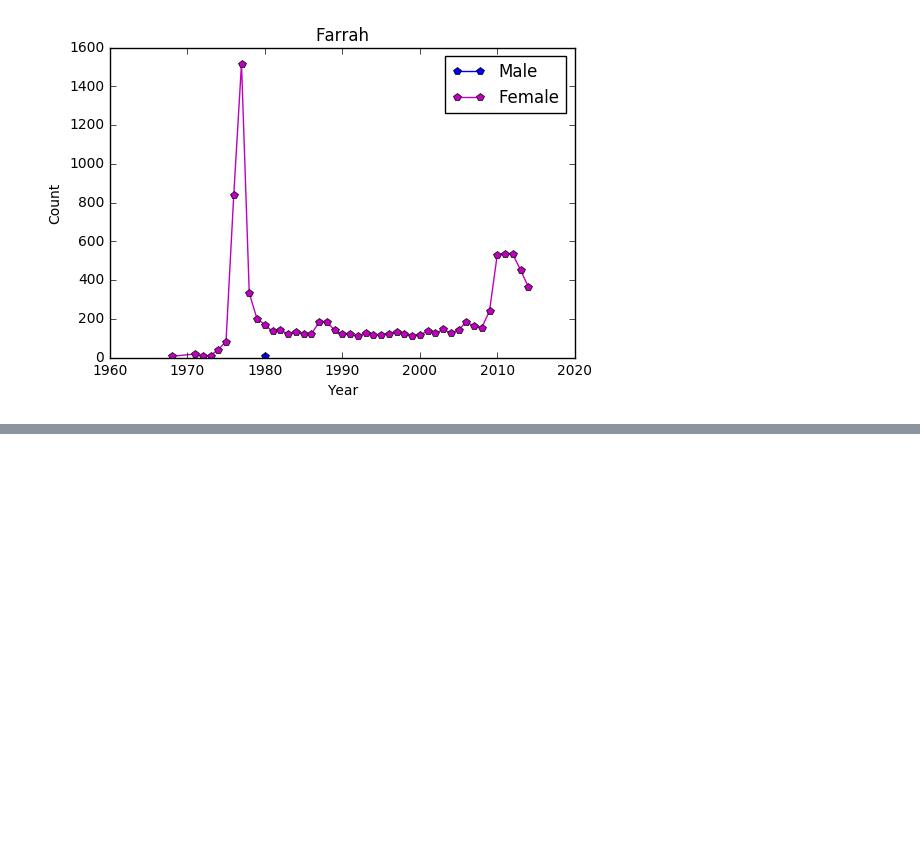
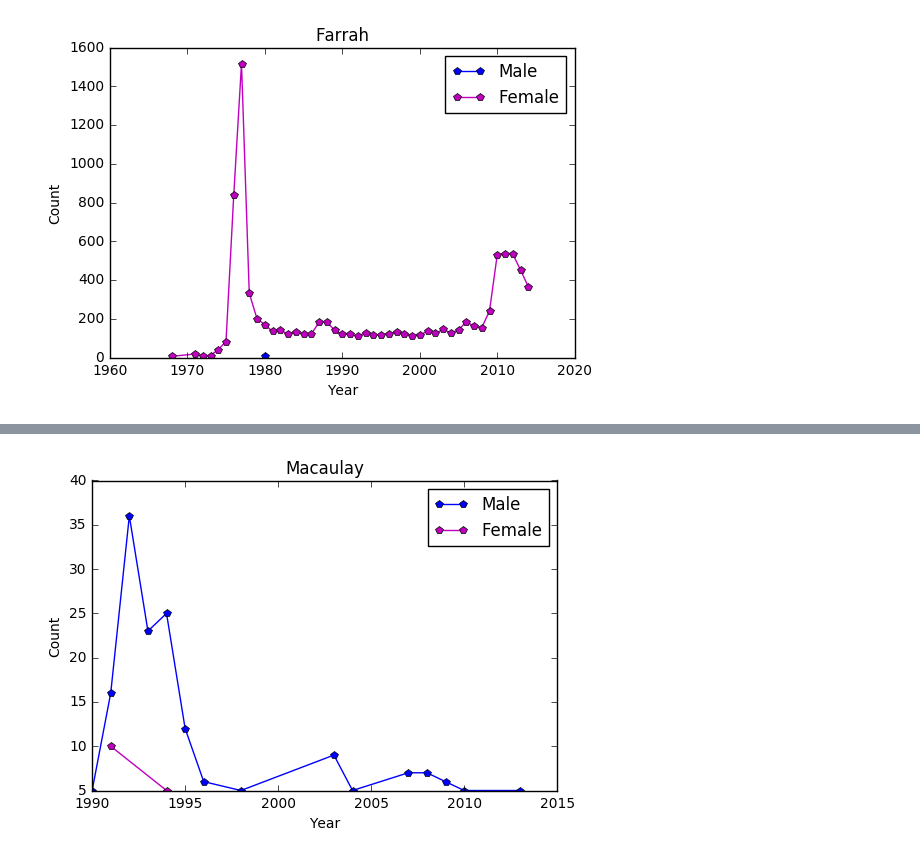
Before and after one commit to hannabarr/DatabasesFinalProject, a Jupyter notebook: FinalProject.ipynb, the cells around one changed output, grey strips where cells are left out. Drawn from its saved outputs; the diff is of its cells as text; code cells hidden in the pictures; blank space fills up the shorter version.

```diff
--- a/FinalProject.ipynb
+++ b/FinalProject.ipynb
@@ -59,3 +69,13 @@ makePlot(FarrahMCounts, FarrahFCounts, "Farrah")
+# %%
+macMquery, macFquery = buildQuery("Macaulay")
+cursor.execute(macMquery)
+macMCounts = pd.DataFrame(cursor.fetchall(), columns=[r[0] for r in cursor.description])
+cursor.execute(macFquery)
+macFCounts = pd.DataFrame(cursor.fetchall(), columns=[r[0] for r in cursor.description])
+# %%
+makePlot(macMCounts, macFCounts, "Macaulay")
+# %% [output]
+[figure, added]
 # %%
 cursor.close()
 db.close()
```
Also changed, not shown: parts of 3 cells of this notebook.
